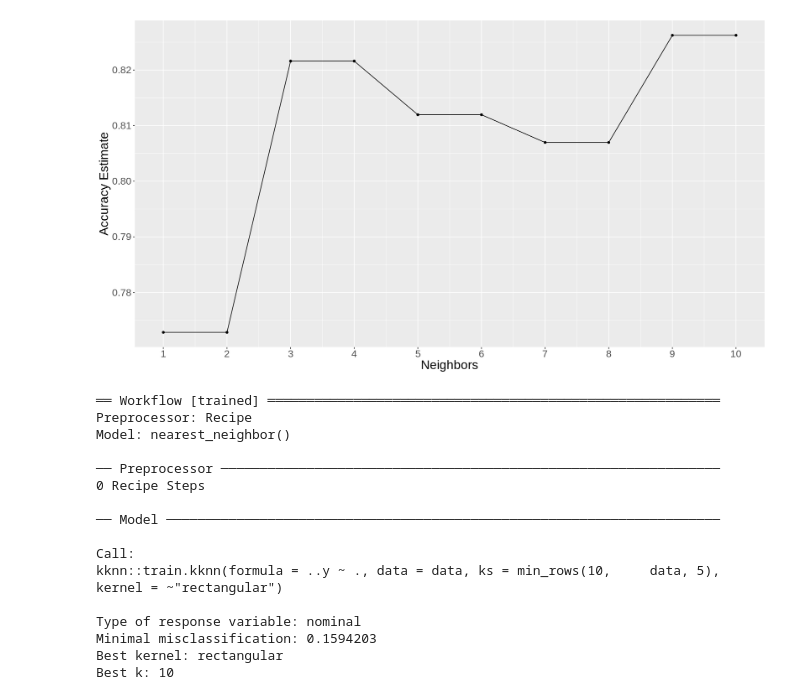
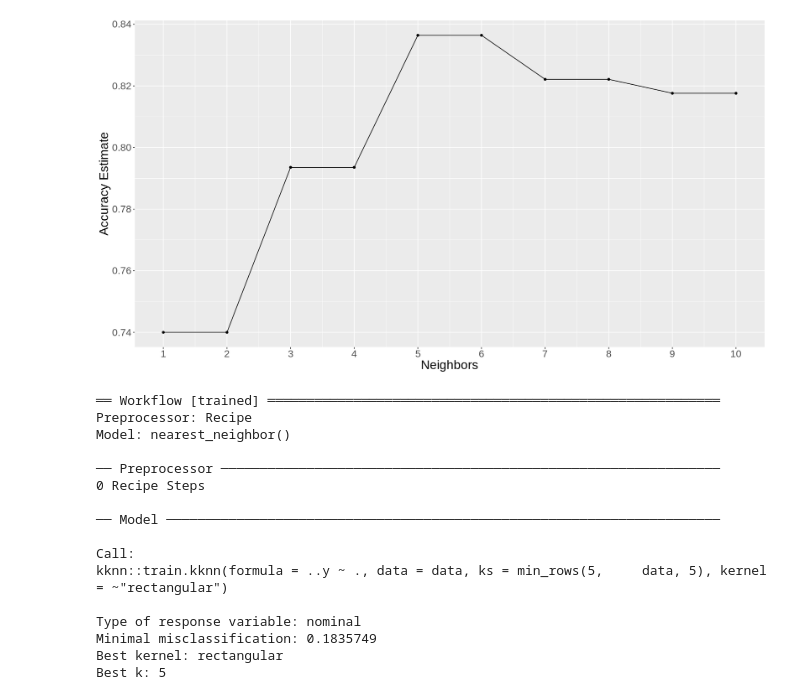
Before and after one commit to zohairomar1/HeartDiseasePredictionModel, a Jupyter notebook: group_project_report19.ipynb, the cells around one changed output. Saved outputs shown, nothing was run; the diff lists cells and outputs as text; code cells hidden in the pictures.

```diff
--- a/group_project_report19.ipynb
+++ b/group_project_report19.ipynb
@@ -167,41 +151,41 @@ knn_tune <- nearest_neighbor(weight_func = "rectangular", neighbors = tune()) |>
 
 training_recipe <- recipe(num ~ ., data = heart_disease_train)
 
-training_vfold <- vfold_cv(heart_disease_train, v = 5, strata = num)
+training_vfold <- vfold_cv(heart_disease_train, v = 10, strata = num)
 
 knn_spec <- nearest_neighbor(weight_func = "rectangular", neighbors = 4) |>
     set_engine("kknn") |>
     set_mode("classification")
 
 training_resample_fit <- workflow() |>
     add_recipe(training_recipe) |>
     add_model(knn_spec) |>
     fit_resamples(resamples = training_vfold)
 
 grid_frame <- tibble(neighbors = (c(1,2,3,4,5,6,7,8,9,10)))
 
 knn_results <- workflow() |>
     add_recipe(training_recipe) |>
     add_model(knn_tune) |>
     tune_grid(resamples = training_vfold, grid = grid_frame) |>
     collect_metrics()
 
 accuracies <- knn_results |>
     filter(.metric == "accuracy")
 
 cross_val_plot <- ggplot(accuracies, aes(x = neighbors, y = mean))+
     geom_point() +
     geom_line() +
     labs(x = "Neighbors", y = "Accuracy Estimate") +
     scale_x_continuous(breaks = seq(0, 10, by = 1))+
     theme(text = element_text(size = 20))
 cross_val_plot
 # %% [output]
-[figure, old version]
+[figure, new version]
 # %%
 set.seed(2019)
 
-heart_spec <- nearest_neighbor(weight_func = "rectangular", neighbors = 10) |>
+heart_spec <- nearest_neighbor(weight_func = "rectangular", neighbors = 5) |>
     set_engine("kknn") |>
     set_mode("classification")
 
@@ -221,12 +205,12 @@ Model: nearest_neighbor()
 ── Model ───────────────────────────────────────────────────────────────────────
 
 Call:
-kknn::train.kknn(formula = ..y ~ ., data = data, ks = min_rows(10,     data, 5), kernel = ~"rectangular")
+kknn::train.kknn(formula = ..y ~ ., data = data, ks = min_rows(5,     data, 5), kernel = ~"rectangular")
 
 Type of response variable: nominal
-Minimal misclassification: 0.1594203
+Minimal misclassification: 0.1835749
 Best kernel: rectangular
-Best k: 10
+Best k: 5
 # %%
 set.seed(2019)
 
```
Also changed, not shown: parts of 8 cells of this notebook.
